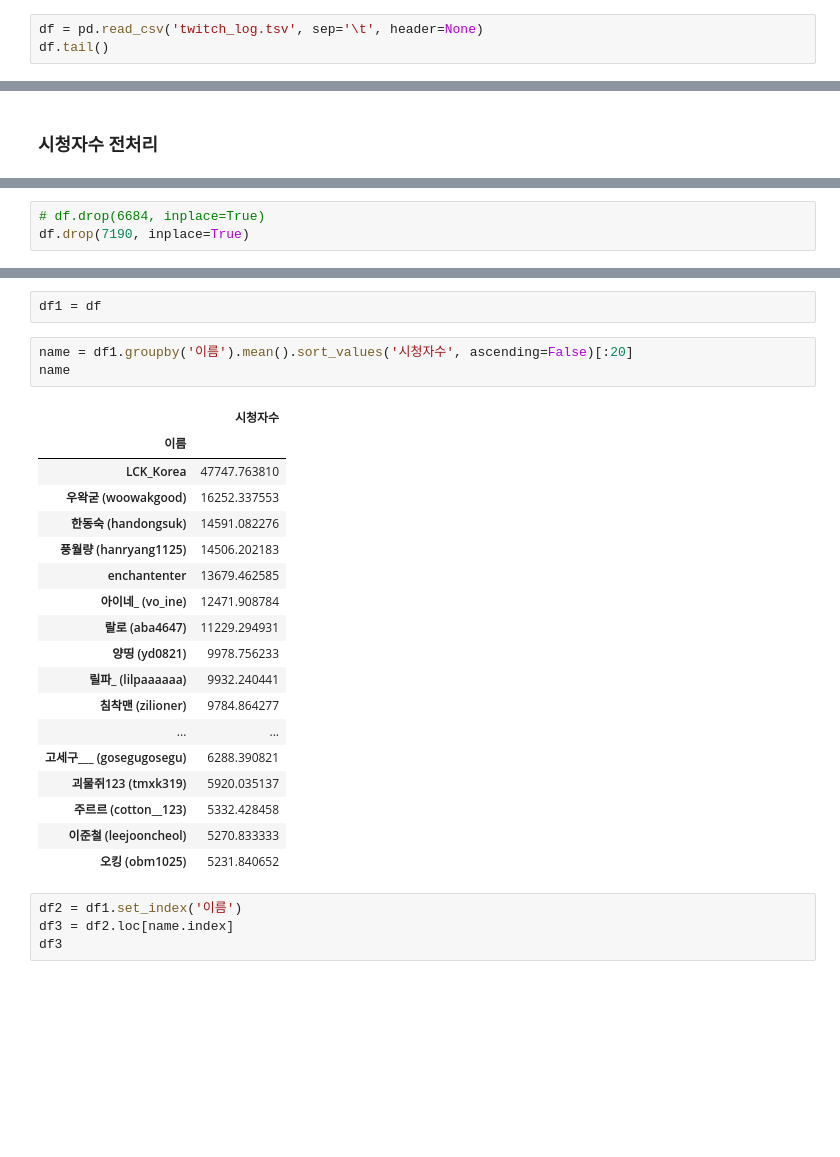
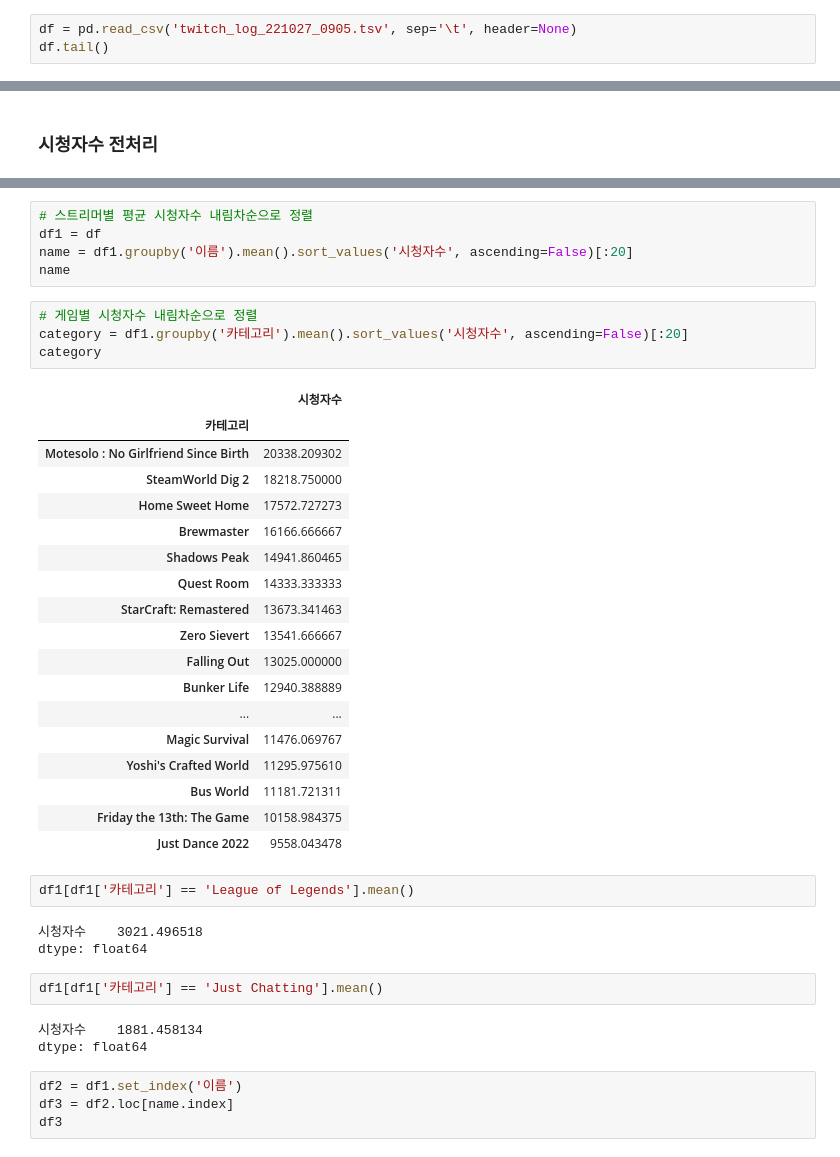
Before and after one commit to saparian0304/tjoeunacademy_test, a Jupyter notebook: jupyter/데이터분석프로젝트/연습/분석 연습.ipynb, the cells around one changed output, grey strips where cells are left out. Cells and saved outputs as stored; diff of their text form; blank space fills up the shorter version.

```diff
--- a/jupyter/데이터분석프로젝트/연습/분석 연습.ipynb
+++ b/jupyter/데이터분석프로젝트/연습/분석 연습.ipynb
@@ -1,7 +1,7 @@
 # %%
 import pandas as pd
 # %%
-df = pd.read_csv('twitch_log.tsv', sep='\t', header=None)
+df = pd.read_csv('twitch_log_221027_0905.tsv', sep='\t', header=None)
 df.tail()
 # %% [output]
 |  | 0 | 1 | 2 | 3 | 4 |
@@ -70,3 +56,0 @@ df.loc[df2.index, '시청자수'] = df2
-# %%
-# df.drop(6684, inplace=True)
-df.drop(7190, inplace=True)
@@ -118,27 +57,41 @@ df.head()
 # %%
+# 스트리머별 평균 시청자수 내림차순으로 정렬
 df1 = df
+name = df1.groupby('이름').mean().sort_values('시청자수', ascending=False)[:20]
+name
 # %%
-name = df1.groupby('이름').mean().sort_values('시청자수', ascending=False)[:20]
-name
+# 게임별 시청자수 내림차순으로 정렬
+category = df1.groupby('카테고리').mean().sort_values('시청자수', ascending=False)[:20]
+category
 # %% [output]
 |  | 시청자수 |
-| 이름 |  |
-| LCK_Korea | 47747.763810 |
-| 우왁굳 (woowakgood) | 16252.337553 |
-| 한동숙 (handongsuk) | 14591.082276 |
-| 풍월량 (hanryang1125) | 14506.202183 |
-| enchantenter | 13679.462585 |
-| 아이네_ (vo_ine) | 12471.908784 |
-| 랄로 (aba4647) | 11229.294931 |
-| 양띵 (yd0821) | 9978.756233 |
-| 릴파_ (lilpaaaaaa) | 9932.240441 |
-| 침착맨 (zilioner) | 9784.864277 |
+| 카테고리 |  |
+| Motesolo : No Girlfriend Since Birth | 20338.209302 |
+| SteamWorld Dig 2 | 18218.750000 |
+| Home Sweet Home | 17572.727273 |
+| Brewmaster | 16166.666667 |
+| Shadows Peak | 14941.860465 |
+| Quest Room | 14333.333333 |
+| StarCraft: Remastered | 13673.341463 |
+| Zero Sievert | 13541.666667 |
+| Falling Out | 13025.000000 |
+| Bunker Life | 12940.388889 |
 | ... | ... |
-| 고세구___ (gosegugosegu) | 6288.390821 |
-| 괴물쥐123 (tmxk319) | 5920.035137 |
-| 주르르 (cotton__123) | 5332.428458 |
-| 이준철 (leejooncheol) | 5270.833333 |
-| 오킹 (obm1025) | 5231.840652 |
+| Magic Survival | 11476.069767 |
+| Yoshi's Crafted World | 11295.975610 |
+| Bus World | 11181.721311 |
+| Friday the 13th: The Game | 10158.984375 |
+| Just Dance 2022 | 9558.043478 |
+# %%
+df1[df1['카테고리'] == 'League of Legends'].mean()
+# %% [output]
+시청자수    3021.496518
+dtype: float64
+# %%
+df1[df1['카테고리'] == 'Just Chatting'].mean()
+# %% [output]
+시청자수    1881.458134
+dtype: float64
 # %%
 df2 = df1.set_index('이름')
 df3 = df2.loc[name.index]
```
Also changed, not shown: parts of 11 cells of this notebook, 17 other files.
